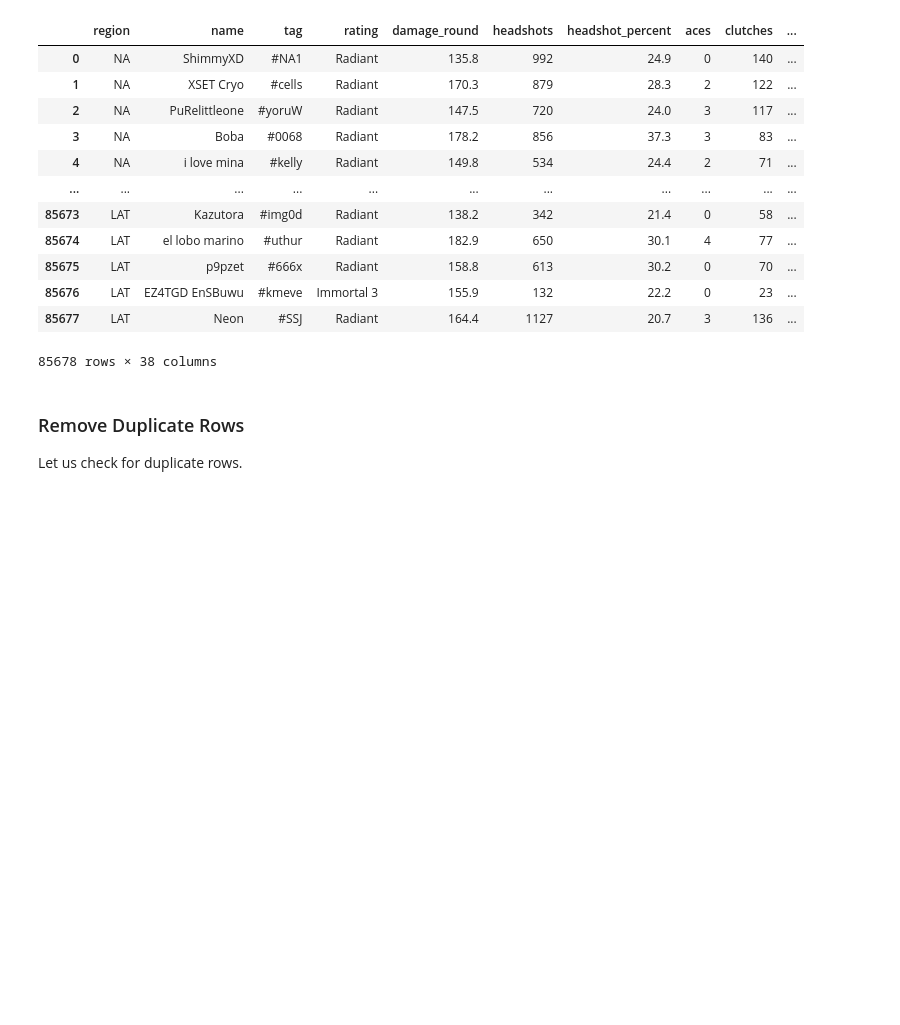
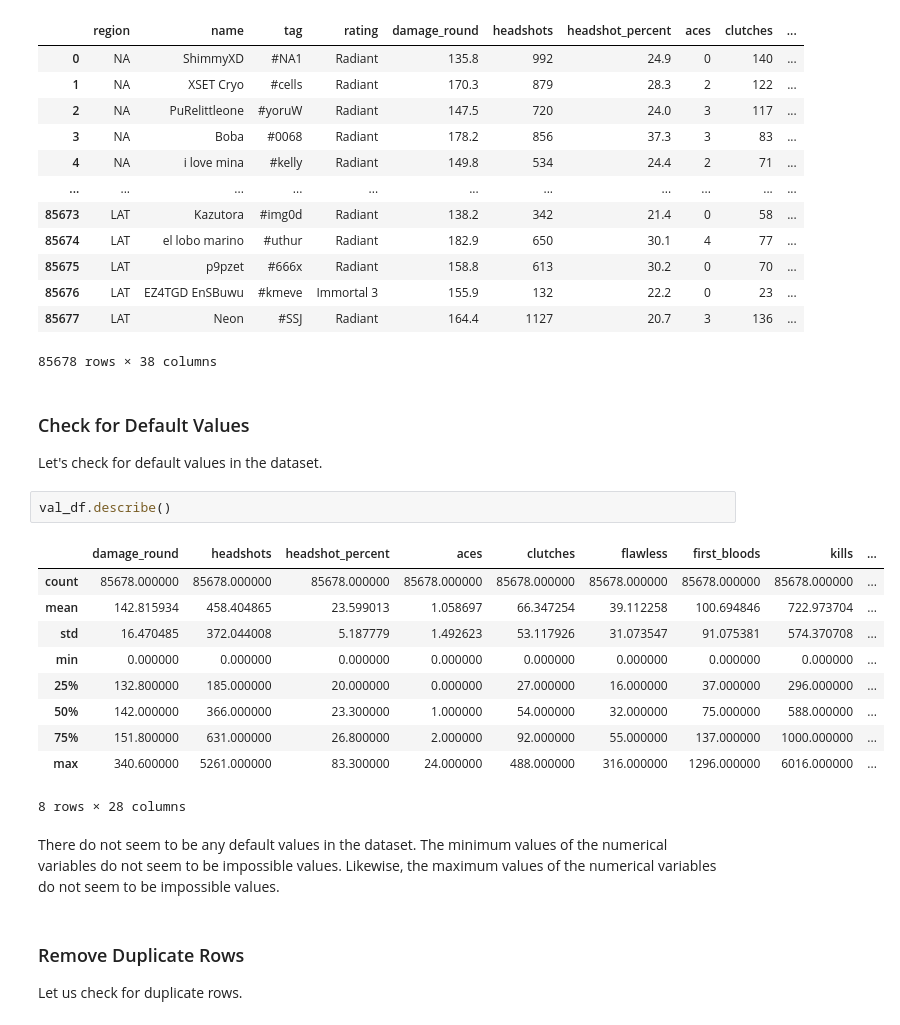
Before and after one commit to grahamogatia/valorant-statistical-modelling, a Jupyter notebook: [CSMODEL] Project - Case Study.ipynb, the cells around one changed output. Drawn from its saved outputs; the diff is of its cells as text; blank space fills up the shorter version.

Commit message:
feat(preprocessing): show there are no default values

```diff
--- a/[CSMODEL] Project - Case Study.ipynb
+++ b/[CSMODEL] Project - Case Study.ipynb
@@ -442,6 +439,26 @@ val_df
 | 85676 | LAT | EZ4TGD EnSBuwu | #kmeve | Immortal 3 | 155.9 | 132 | 22.2 | 0 | 23 | ... |
 | 85677 | LAT | Neon | #SSJ | Radiant | 164.4 | 1127 | 20.7 | 3 | 136 | ... |
 85678 rows × 38 columns
+# %% [markdown]
+### Check for Default Values
+Let's check for default values in the dataset.
+# %%
+val_df.describe()
+# %% [output]
+|  | damage_round | headshots | headshot_percent | aces | clutches | flawless | first_bloods | kills | ... |
+| count | 85678.000000 | 85678.000000 | 85678.000000 | 85678.000000 | 85678.000000 | 85678.000000 | 85678.000000 | 85678.000000 | ... |
+| mean | 142.815934 | 458.404865 | 23.599013 | 1.058697 | 66.347254 | 39.112258 | 100.694846 | 722.973704 | ... |
+| std | 16.470485 | 372.044008 | 5.187779 | 1.492623 | 53.117926 | 31.073547 | 91.075381 | 574.370708 | ... |
+| min | 0.000000 | 0.000000 | 0.000000 | 0.000000 | 0.000000 | 0.000000 | 0.000000 | 0.000000 | ... |
+| 25% | 132.800000 | 185.000000 | 20.000000 | 0.000000 | 27.000000 | 16.000000 | 37.000000 | 296.000000 | ... |
+| 50% | 142.000000 | 366.000000 | 23.300000 | 1.000000 | 54.000000 | 32.000000 | 75.000000 | 588.000000 | ... |
+| 75% | 151.800000 | 631.000000 | 26.800000 | 2.000000 | 92.000000 | 55.000000 | 137.000000 | 1000.000000 | ... |
+| max | 340.600000 | 5261.000000 | 83.300000 | 24.000000 | 488.000000 | 316.000000 | 1296.000000 | 6016.000000 | ... |
+8 rows × 28 columns
+# %% [markdown]
+There do not seem to be any default values in the dataset.
+The minimum values of the numerical variables do not seem to be impossible values.
+Likewise, the maximum values of the numerical variables do not seem to be impossible values.
 # %% [markdown]
 ### Remove Duplicate Rows
 Let us check for duplicate rows.
```
Also changed, not shown: parts of 2 cells of this notebook.
